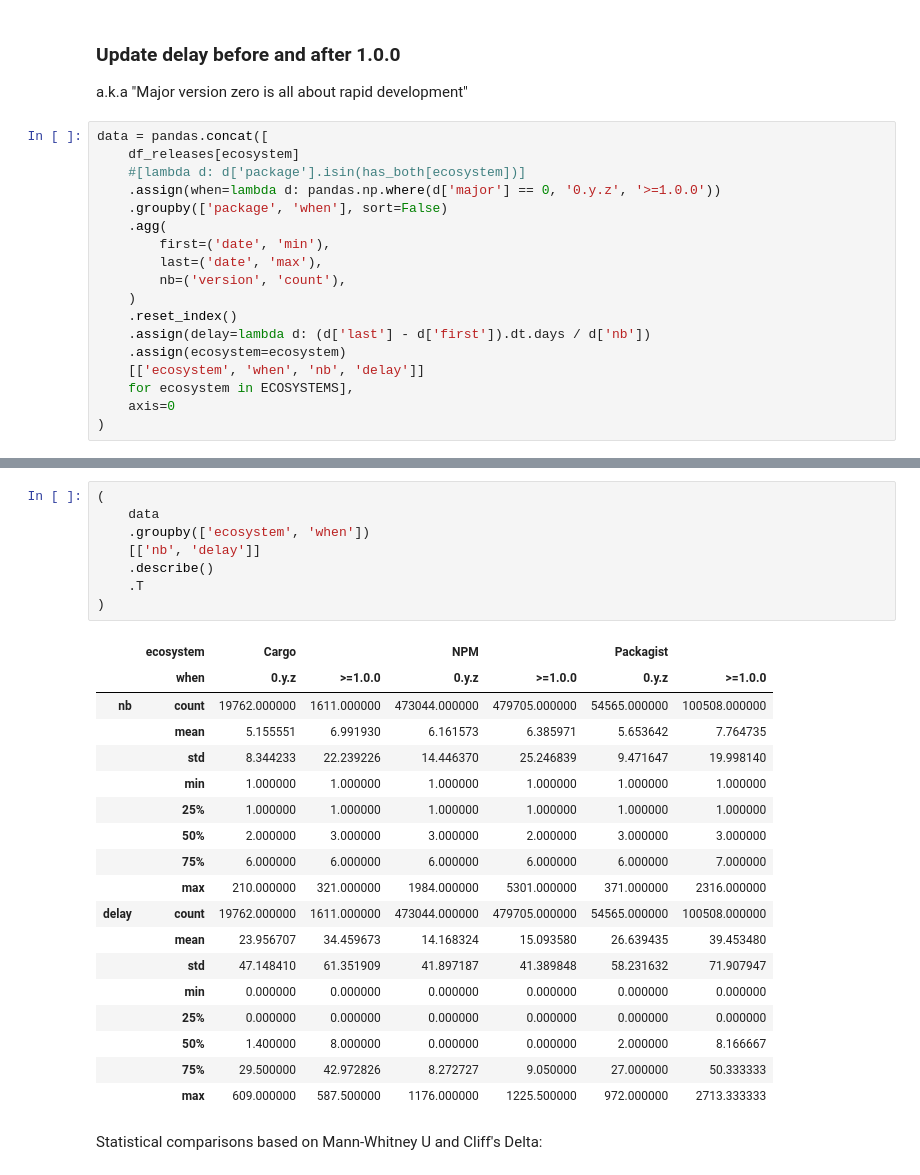
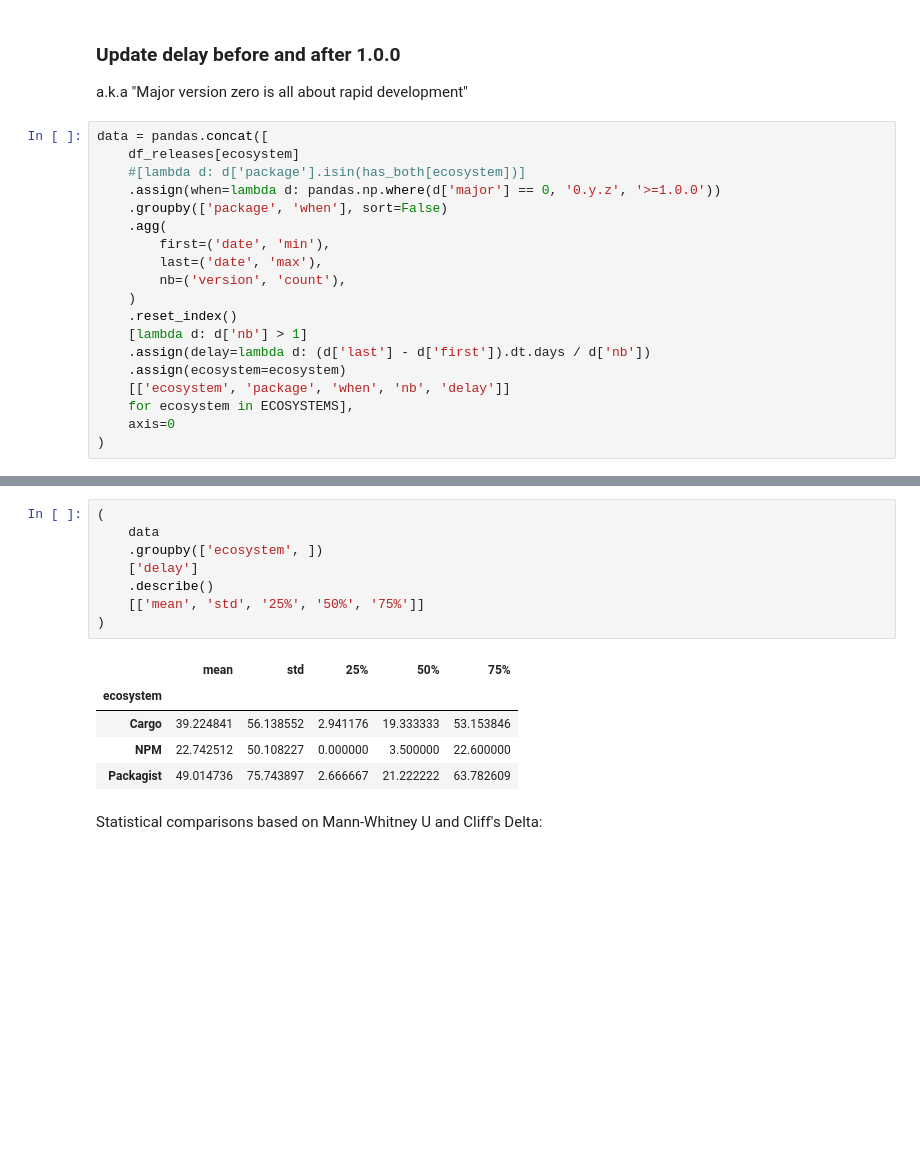
Before and after one commit to AlexandreDecan/secos-zero, a Jupyter notebook: notebooks/Magic zero.ipynb, the cells around one changed output, grey strips where cells are left out. Drawn from its saved outputs; the diff is of its cells as text; blank space fills up the shorter version.

```diff
--- a/notebooks/Magic zero.ipynb
+++ b/notebooks/Magic zero.ipynb
@@ -488,9 +488,10 @@ data = pandas.concat([
         nb=('version', 'count'),
     )
     .reset_index()
+    [lambda d: d['nb'] > 1]
     .assign(delay=lambda d: (d['last'] - d['first']).dt.days / d['nb'])
     .assign(ecosystem=ecosystem)
-    [['ecosystem', 'when', 'nb', 'delay']]
+    [['ecosystem', 'package', 'when', 'nb', 'delay']]
     for ecosystem in ECOSYSTEMS],
     axis=0
 )
@@ -532,30 +533,17 @@ savefig(fig, 'rapid_update_delay')
 # %%
 (
     data
-    .groupby(['ecosystem', 'when'])
-    [['nb', 'delay']]
+    .groupby(['ecosystem', ])
+    ['delay']
     .describe()
-    .T
+    [['mean', 'std', '25%', '50%', '75%']]
 )
 # %% [output]
-|  | ecosystem | Cargo |  | NPM |  | Packagist |  |
-|  | when | 0.y.z | >=1.0.0 | 0.y.z | >=1.0.0 | 0.y.z | >=1.0.0 |
-| nb | count | 19762.000000 | 1611.000000 | 473044.000000 | 479705.000000 | 54565.000000 | 100508.000000 |
-|  | mean | 5.155551 | 6.991930 | 6.161573 | 6.385971 | 5.653642 | 7.764735 |
-|  | std | 8.344233 | 22.239226 | 14.446370 | 25.246839 | 9.471647 | 19.998140 |
-|  | min | 1.000000 | 1.000000 | 1.000000 | 1.000000 | 1.000000 | 1.000000 |
-|  | 25% | 1.000000 | 1.000000 | 1.000000 | 1.000000 | 1.000000 | 1.000000 |
-|  | 50% | 2.000000 | 3.000000 | 3.000000 | 2.000000 | 3.000000 | 3.000000 |
-|  | 75% | 6.000000 | 6.000000 | 6.000000 | 6.000000 | 6.000000 | 7.000000 |
-|  | max | 210.000000 | 321.000000 | 1984.000000 | 5301.000000 | 371.000000 | 2316.000000 |
-| delay | count | 19762.000000 | 1611.000000 | 473044.000000 | 479705.000000 | 54565.000000 | 100508.000000 |
-|  | mean | 23.956707 | 34.459673 | 14.168324 | 15.093580 | 26.639435 | 39.453480 |
-|  | std | 47.148410 | 61.351909 | 41.897187 | 41.389848 | 58.231632 | 71.907947 |
-|  | min | 0.000000 | 0.000000 | 0.000000 | 0.000000 | 0.000000 | 0.000000 |
-|  | 25% | 0.000000 | 0.000000 | 0.000000 | 0.000000 | 0.000000 | 0.000000 |
-|  | 50% | 1.400000 | 8.000000 | 0.000000 | 0.000000 | 2.000000 | 8.166667 |
-|  | 75% | 29.500000 | 42.972826 | 8.272727 | 9.050000 | 27.000000 | 50.333333 |
-|  | max | 609.000000 | 587.500000 | 1176.000000 | 1225.500000 | 972.000000 | 2713.333333 |
+|  | mean | std | 25% | 50% | 75% |
+| ecosystem |  |  |  |  |  |
+| Cargo | 39.224841 | 56.138552 | 2.941176 | 19.333333 | 53.153846 |
+| NPM | 22.742512 | 50.108227 | 0.000000 | 3.500000 | 22.600000 |
+| Packagist | 49.014736 | 75.743897 | 2.666667 | 21.222222 | 63.782609 |
 # %% [markdown]
 Statistical comparisons based on Mann-Whitney U and Cliff's Delta:
 # %%
```
Also changed, not shown: parts of 3 cells of this notebook.
